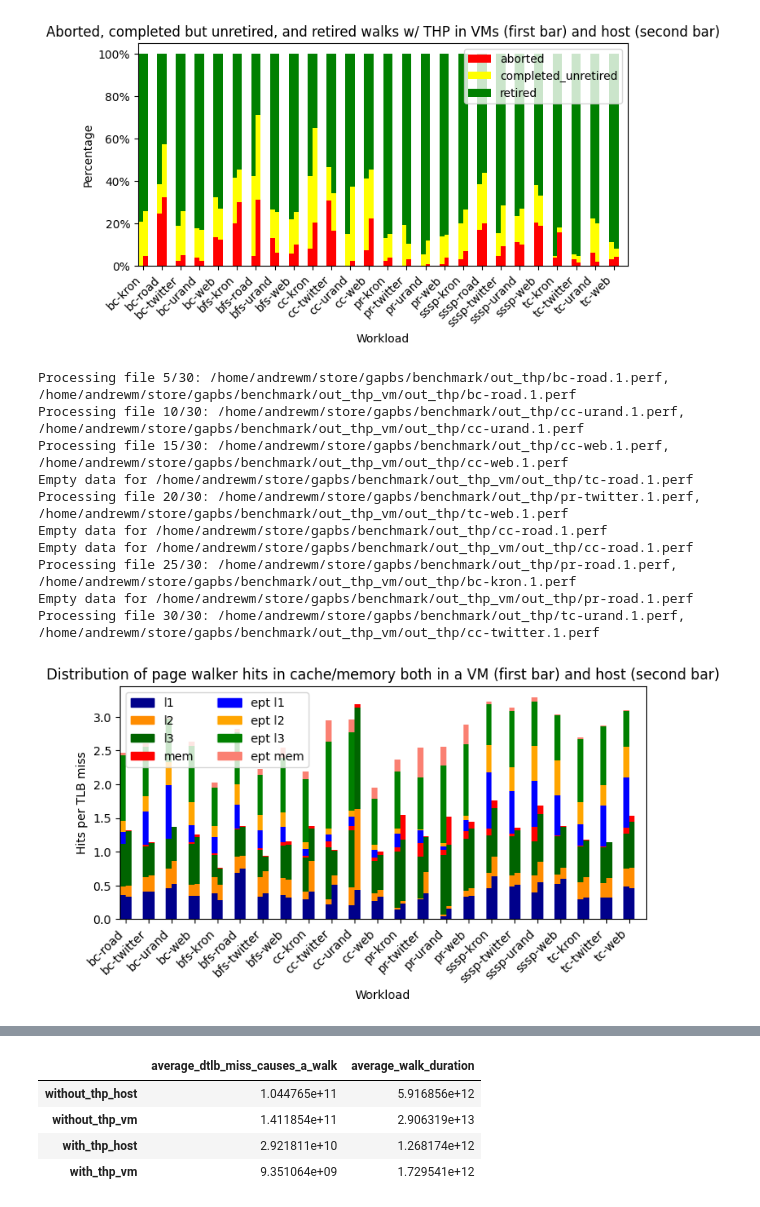
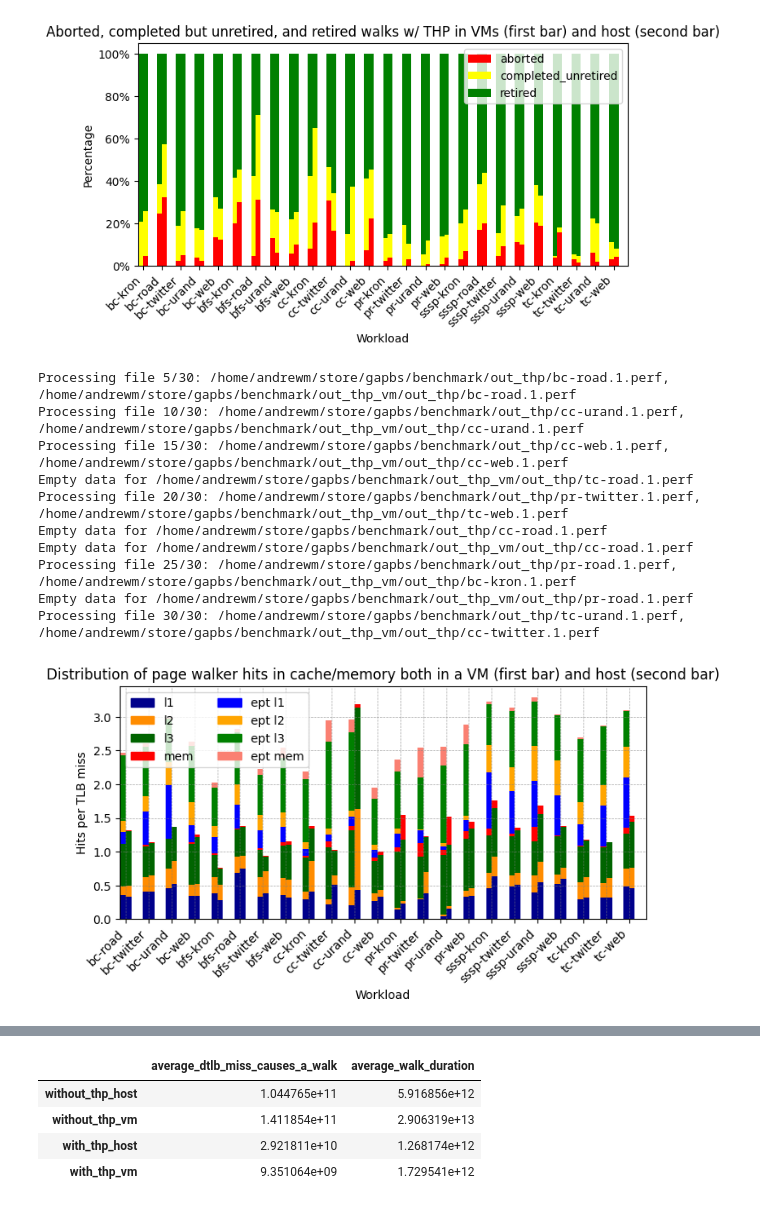
Before and after one commit to andrewmilas10/PMUAddressTranslationResearch, a Jupyter notebook: Gapbs_scripts/gapbs_thp_graphs.ipynb, the cells around one changed output, grey strips where cells are left out. Saved outputs shown, nothing was run; the diff lists cells and outputs as text; code cells hidden in the pictures.

```diff
--- a/Gapbs_scripts/gapbs_thp_graphs.ipynb
+++ b/Gapbs_scripts/gapbs_thp_graphs.ipynb
@@ -119,6 +119,7 @@ Empty data for ./perf_output/out_thp_final/cc-road.1.perf
 Empty data for ./perf_output/out_thp_vm_final/pr-road.1.perf
 [figure]
 # %%
+import numpy as np
 def plot_perf_file(filepath, cache_levels, is_vm):
     df = pd.read_csv(filepath, comment='#', header=None,
                      names=['time', 'counter_value', 'event_name'],
@@ -184,34 +185,35 @@ colors =['darkblue', 'darkorange', 'darkgreen', 'red', 'blue', 'orange', 'green'
 legend_colors = [colors[i] for i in range(0, 5)]  # Select every other color
 # handles = [plt.Rectangle(0,1,1, color=color) for color in legend_colors]
 legend_labels = ["l1", "l2", "l3", "mem"]  # Your custom labels
 legend_labels = ["l1", "l2", "l3", "mem", "ept l1", "ept l2", "ept l3", "ept mem"]
 
 # plt.legend(handles, legend_labels)
 handles = [plt.Rectangle((0,0),1,1, color=color) for color in colors]
 plt.legend(handles, legend_labels, ncol=2, loc='upper left')
 # Remove spacing between every other bar
 for i, patch in enumerate(ax.patches):
     if i % 2 == 1:
         patch.set_width(0.5)
         patch.set_x(patch.get_x() - 0.75)
     if i % 2 == 0:
         patch.set_width(0.5)
         patch.set_x(patch.get_x() - 0.25)
 
+plt.grid(True, linestyle='--', linewidth=0.5, color='grey', alpha=0.7)
 plt.title("Distribution of page walker hits in cache/memory both in a VM (first bar) and host (second bar)")
 plt.show()
 # %% [output]
 Processing file 5/30: /home/andrewm/store/gapbs/benchmark/out_thp/bc-road.1.perf, /home/andrewm/store/gapbs/benchmark/out_thp_vm/out_thp/bc-road.1.perf
 Processing file 10/30: /home/andrewm/store/gapbs/benchmark/out_thp/cc-urand.1.perf, /home/andrewm/store/gapbs/benchmark/out_thp_vm/out_thp/cc-urand.1.perf
 Processing file 15/30: /home/andrewm/store/gapbs/benchmark/out_thp/cc-web.1.perf, /home/andrewm/store/gapbs/benchmark/out_thp_vm/out_thp/cc-web.1.perf
 Empty data for /home/andrewm/store/gapbs/benchmark/out_thp_vm/out_thp/tc-road.1.perf
 Processing file 20/30: /home/andrewm/store/gapbs/benchmark/out_thp/pr-twitter.1.perf, /home/andrewm/store/gapbs/benchmark/out_thp_vm/out_thp/tc-web.1.perf
 Empty data for /home/andrewm/store/gapbs/benchmark/out_thp/cc-road.1.perf
 Empty data for /home/andrewm/store/gapbs/benchmark/out_thp_vm/out_thp/cc-road.1.perf
 Processing file 25/30: /home/andrewm/store/gapbs/benchmark/out_thp/pr-road.1.perf, /home/andrewm/store/gapbs/benchmark/out_thp_vm/out_thp/bc-kron.1.perf
 Empty data for /home/andrewm/store/gapbs/benchmark/out_thp_vm/out_thp/pr-road.1.perf
 Processing file 30/30: /home/andrewm/store/gapbs/benchmark/out_thp/tc-urand.1.perf, /home/andrewm/store/gapbs/benchmark/out_thp_vm/out_thp/cc-twitter.1.perf
-[figure, old version]
+[figure, new version]
 # %%
 def plot_perf_file(filepath, cache_levels, is_vm):
     df = pd.read_csv(filepath, comment='#', header=None,
```
Also changed, not shown: parts of 1 cell of this notebook, 5 other files.
